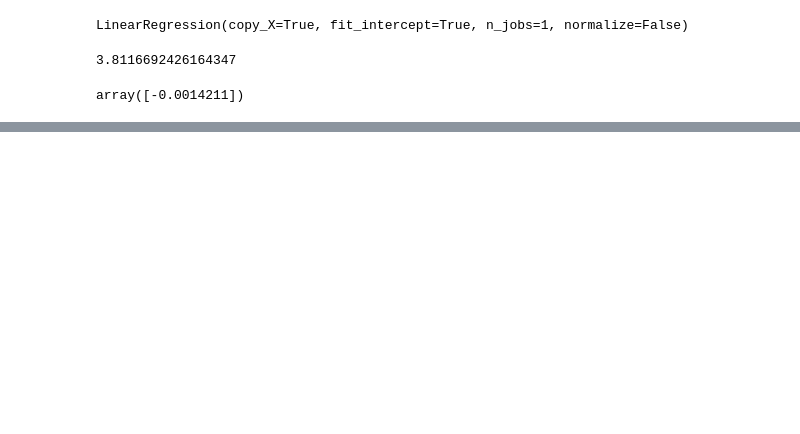
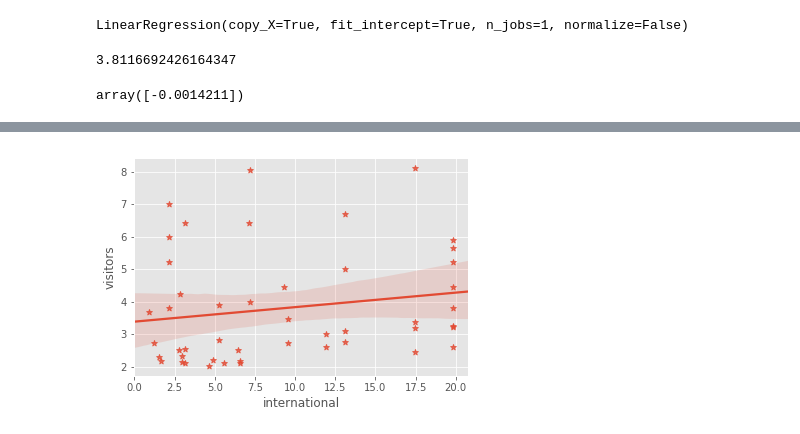
Before and after one commit to perigee/musee, a Jupyter notebook: musee.ipynb, the cells around one changed output, grey strips where cells are left out. Drawn from its saved outputs; the diff is of its cells as text; code cells hidden in the pictures; blank space fills up the shorter version.

```diff
--- a/musee.ipynb
+++ b/musee.ipynb
@@ -292,0 +312,4 @@ array([-0.0014211])
+# %%
+ax = sns.regplot(x=filtered['international'], y=filtered['visitors'], marker="*")
+# %% [output]
+[figure, added]
```
Also changed, not shown: parts of 11 cells of this notebook.
